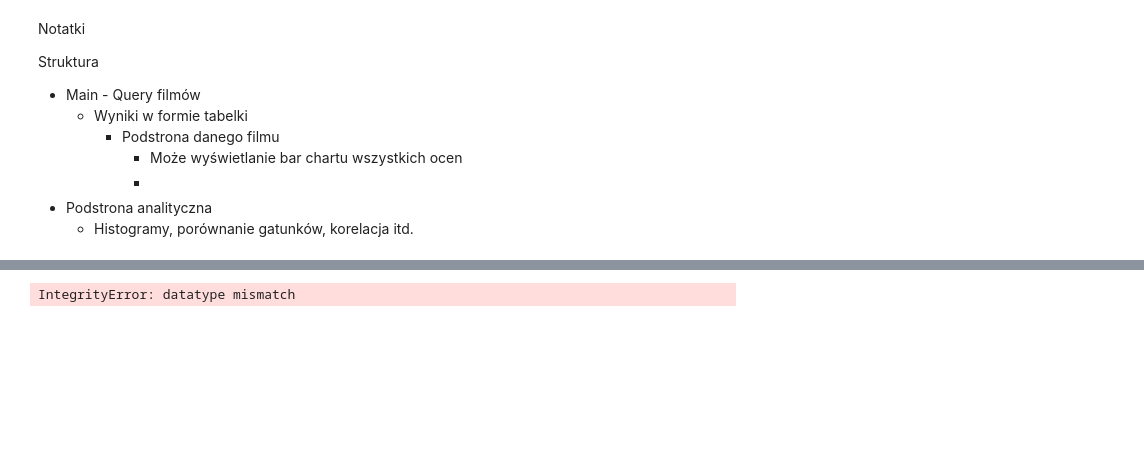
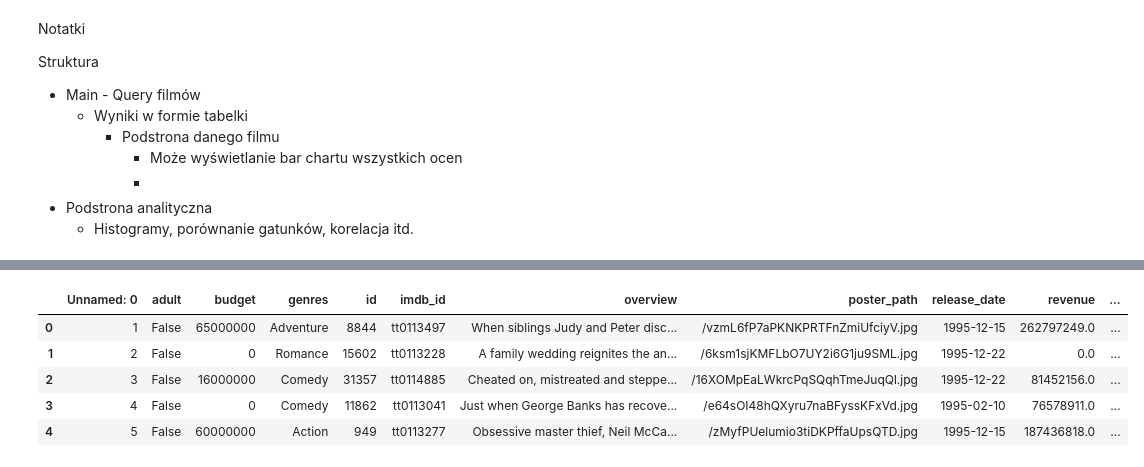
Before and after one commit to rockpein/super-duper-guacamole, a Jupyter notebook: Projekt.ipynb, the cells around one changed output, grey strips where cells are left out. Drawn from its saved outputs; the diff is of its cells as text; code cells hidden in the pictures; blank space fills up the shorter version.

```diff
--- a/Projekt.ipynb
+++ b/Projekt.ipynb
@@ -71,5 +92,16 @@ ValueError: could not convert string to float: '2014-01-01'
 # %%
 movie_data.to_csv('movie_data_cleaned.csv', sep=';', encoding='utf-8')
+# %%
+movie_data_c = pd.read_csv("movie_data_cleaned.csv", low_memory=False, sep=";")
+# %%
+movie_data_c.head(5)
+# %% [output]
+|  | Unnamed: 0 | adult | budget | genres | id | imdb_id | overview | poster_path | release_date | revenue | ... |
+| 0 | 1 | False | 65000000 | Adventure | 8844 | tt0113497 | When siblings Judy and Peter disc... | /vzmL6fP7aPKNKPRTFnZmiUfciyV.jpg | 1995-12-15 | 262797249.0 | ... |
+| 1 | 2 | False | 0 | Romance | 15602 | tt0113228 | A family wedding reignites the an... | /6ksm1sjKMFLbO7UY2i6G1ju9SML.jpg | 1995-12-22 | 0.0 | ... |
+| 2 | 3 | False | 16000000 | Comedy | 31357 | tt0114885 | Cheated on, mistreated and steppe... | /16XOMpEaLWkrcPqSQqhTmeJuqQl.jpg | 1995-12-22 | 81452156.0 | ... |
+| 3 | 4 | False | 0 | Comedy | 11862 | tt0113041 | Just when George Banks has recove... | /e64sOI48hQXyru7naBFyssKFxVd.jpg | 1995-02-10 | 76578911.0 | ... |
+| 4 | 5 | False | 60000000 | Action | 949 | tt0113277 | Obsessive master thief, Neil McCa... | /zMyfPUelumio3tiDKPffaUpsQTD.jpg | 1995-12-15 | 187436818.0 | ... |
 # %%
 conn = sqlite3.connect('main_database.db')
 
@@ -109,7 +141,7 @@ conn = sqlite3.connect('main_database.db')
 c = conn.cursor()
 
 # Create table
-c.executemany('INSERT INTO movie_database VALUES (?,?,?,?,?,?,?,?,?,?,?,?,?,?,?)', movie_data.values.tolist())
+c.executemany('INSERT INTO movie_database_c VALUES (?,?,?,?,?,?,?,?,?,?,?,?,?,?,?)', movie_data.values.tolist())
 
 # Save (commit) the changes in database.
 # Changes not commited will be lost
@@ -117,5 +149,3 @@ conn.commit()
 
 # We close the connection and free all resources
 conn.close()
-# %% [output]
-IntegrityError: datatype mismatch
```
Also changed, not shown: parts of 13 cells of this notebook, 3 other files.
